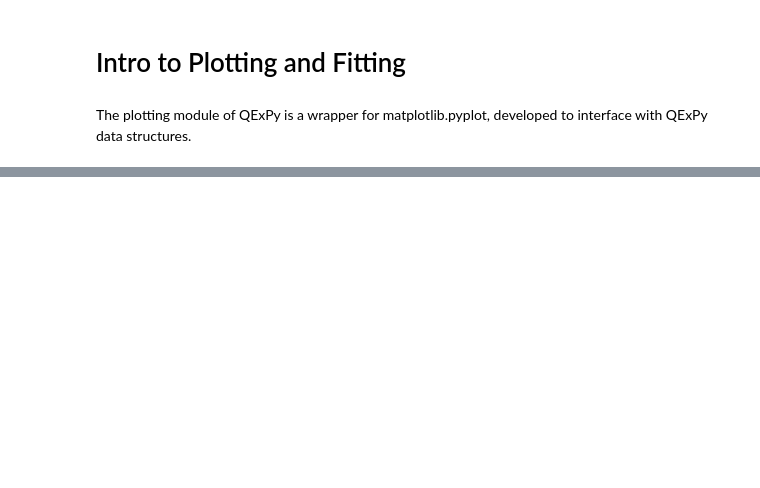
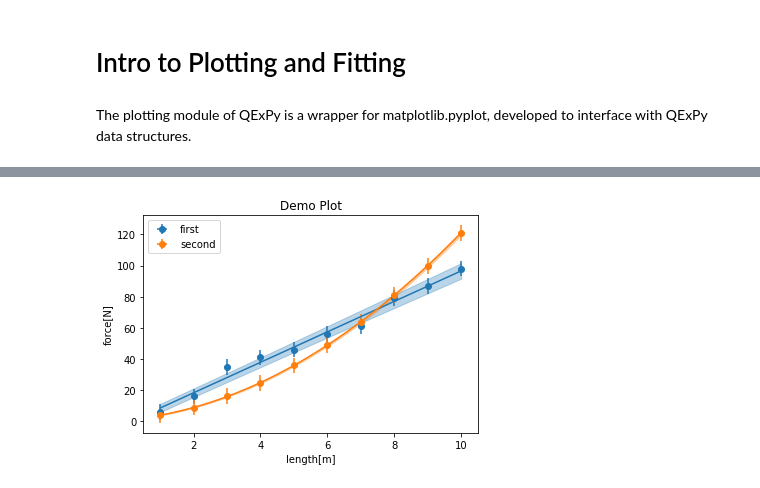
Before and after one commit to Queens-Physics/qexpy, a Jupyter notebook: examples/plotting_and_fitting.ipynb, the cells around one changed output, grey strips where cells are left out. Cells and saved outputs as stored; diff of their text form; code cells hidden in the pictures; blank space fills up the shorter version.

```diff
--- a/examples/plotting_and_fitting.ipynb
+++ b/examples/plotting_and_fitting.ipynb
@@ -60,3 +60,19 @@ Correlation Matrix:
 chi2/ndof = 4.75/7
 
 ----------------- End Fit Results -------------------
+# %%
+# we can add multiple datasets to plot
+figure.plot(xdata=[1, 2, 3, 4, 5, 6, 7, 8, 9, 10],
+            ydata=[3.9, 8.7, 16.2, 24.6, 35.8, 48.7, 64, 81.1, 99.8, 120.9],
+            xerr=0.05, yerr=5, name="second")
+
+# we can also add a line of best fit to the plot
+figure.fit(model=q.FitModel.QUADRATIC)
+
+# we can add turn on legends for the plot since we now have 2 data sets
+figure.legend()
+
+# now show the figure
+figure.show()
+# %% [output]
+[figure, added]
```
Also changed, not shown: parts of 4 cells of this notebook, 1 other file.
